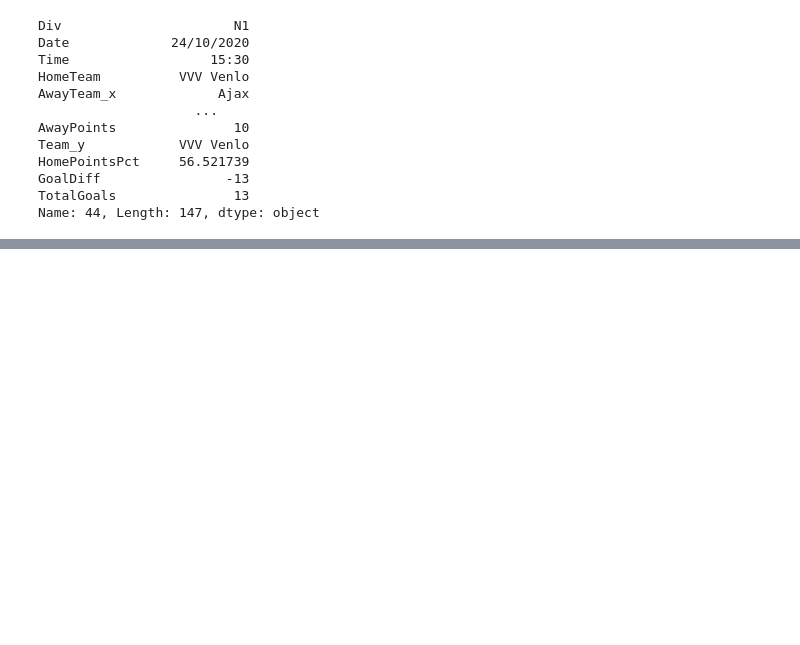
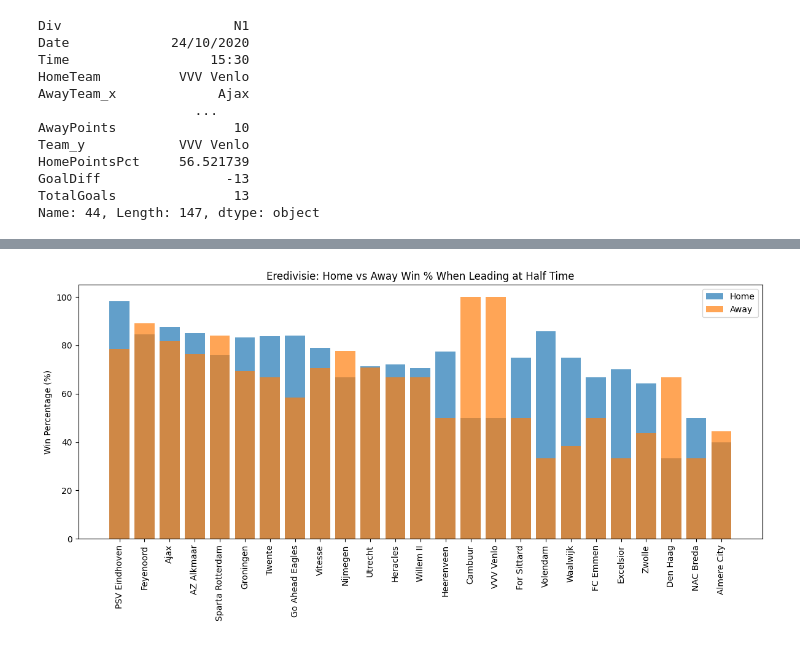
Before and after one commit to SimonteBiesebeek/FinalProject, a Jupyter notebook: JupyterFinalProject.ipynb, the cells around one changed output, grey strips where cells are left out. Saved outputs shown, nothing was run; the diff lists cells and outputs as text; code cells hidden in the pictures; blank space fills up the shorter version.

```diff
--- a/JupyterFinalProject.ipynb
+++ b/JupyterFinalProject.ipynb
@@ -615,0 +693,17 @@ Name: 44, Length: 147, dtype: object
+# %%
+team_win_pct_sorted = team_win_pct.sort_values('overall_win_pct_when_leading_HT', ascending=False).reset_index()
+
+plt.figure(figsize=(12,6))
+plt.bar(team_win_pct_sorted['HomeTeam'] if 'HomeTeam' in team_win_pct_sorted.columns else team_win_pct_sorted['index'],
+        team_win_pct_sorted['home_win_pct_when_leading_HT'], label='Home', alpha=0.7)
+plt.bar(team_win_pct_sorted['index'],
+        team_win_pct_sorted['away_win_pct_when_leading_HT'], label='Away', alpha=0.7)
+
+plt.title('Eredivisie: Home vs Away Win % When Leading at Half Time')
+plt.ylabel('Win Percentage (%)')
+plt.xticks(rotation=90)
+plt.legend()
+plt.tight_layout()
+plt.show()
+# %% [output]
+[figure, added]
```
Also changed, not shown: parts of 8 cells of this notebook, 2 other files.
